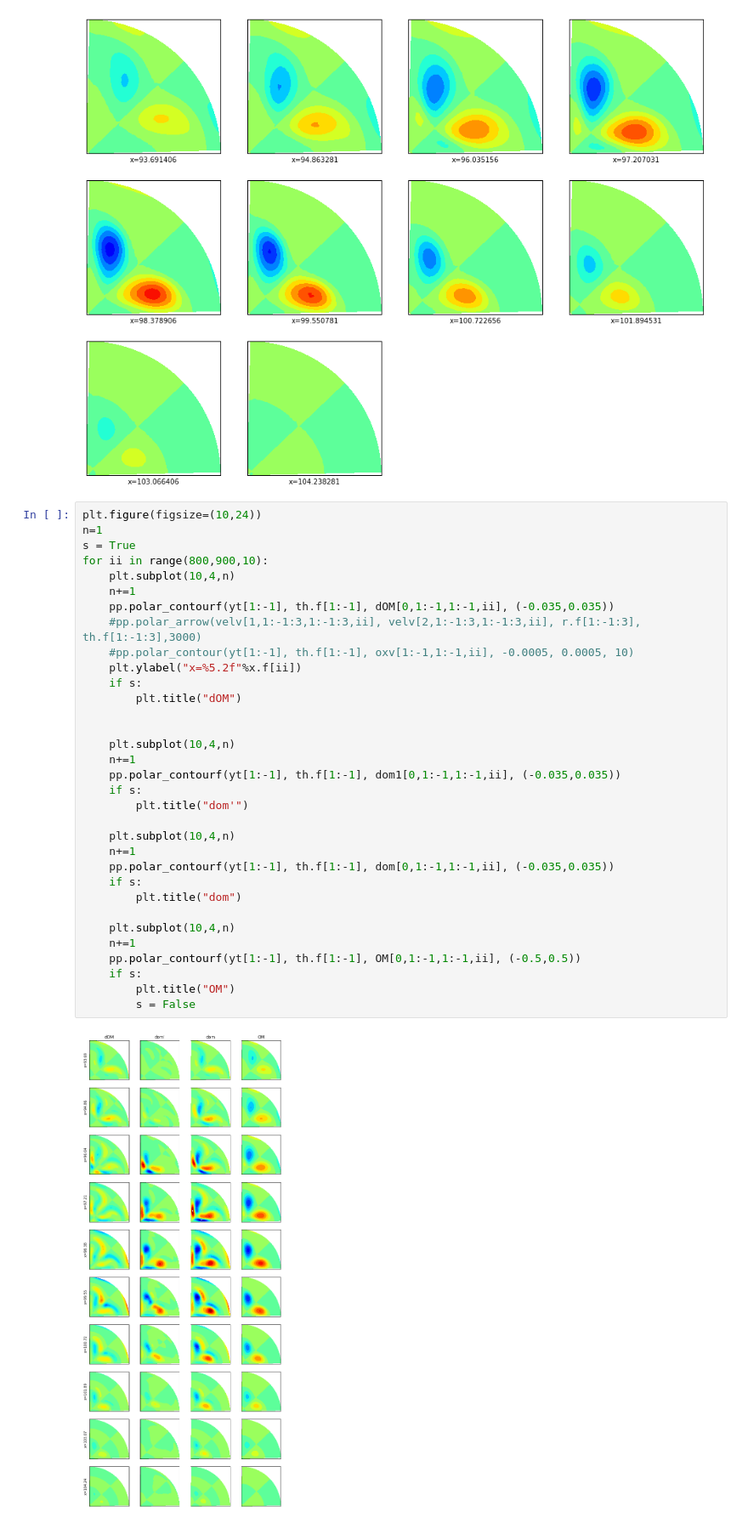
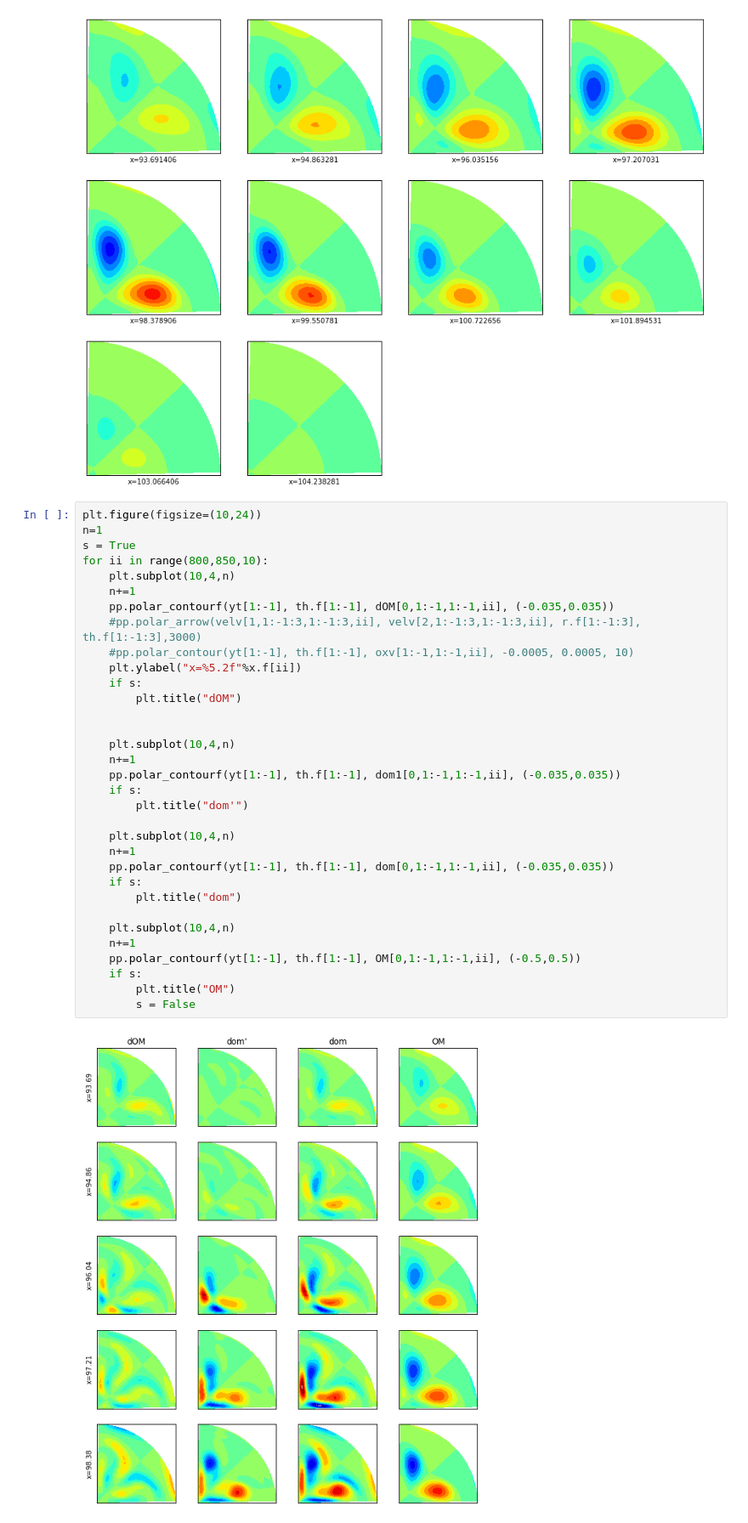
Before and after one commit to pimanov/research, a Jupyter notebook: Re2200-puls_to_ox.ipynb, the cells around one changed output. Shown at 85% size. Drawn from its saved outputs; the diff is of its cells as text.

```diff
--- a/Re2200-puls_to_ox.ipynb
+++ b/Re2200-puls_to_ox.ipynb
@@ -324,34 +324,34 @@ for ii in range(800,900,10):
 plt.figure(figsize=(10,24))
 n=1
 s = True
-for ii in range(800,900,10):
+for ii in range(800,850,10):
     plt.subplot(10,4,n)
     n+=1
     pp.polar_contourf(yt[1:-1], th.f[1:-1], dOM[0,1:-1,1:-1,ii], (-0.035,0.035))
     #pp.polar_arrow(velv[1,1:-1:3,1:-1:3,ii], velv[2,1:-1:3,1:-1:3,ii], r.f[1:-1:3], th.f[1:-1:3],3000)
     #pp.polar_contour(yt[1:-1], th.f[1:-1], oxv[1:-1,1:-1,ii], -0.0005, 0.0005, 10)
     plt.ylabel("x=%5.2f"%x.f[ii])
     if s:
         plt.title("dOM")
 
 
     plt.subplot(10,4,n)
     n+=1
     pp.polar_contourf(yt[1:-1], th.f[1:-1], dom1[0,1:-1,1:-1,ii], (-0.035,0.035))
     if s:
         plt.title("dom'")
 
     plt.subplot(10,4,n)
     n+=1
     pp.polar_contourf(yt[1:-1], th.f[1:-1], dom[0,1:-1,1:-1,ii], (-0.035,0.035))
     if s:
         plt.title("dom")
 
     plt.subplot(10,4,n)
     n+=1
     pp.polar_contourf(yt[1:-1], th.f[1:-1], OM[0,1:-1,1:-1,ii], (-0.5,0.5))
     if s:
         plt.title("OM")
         s = False
 # %% [output]
-[figure, old version]
+[figure, new version]
```
Also changed, not shown: parts of 1 cell of this notebook, 2 other files.
